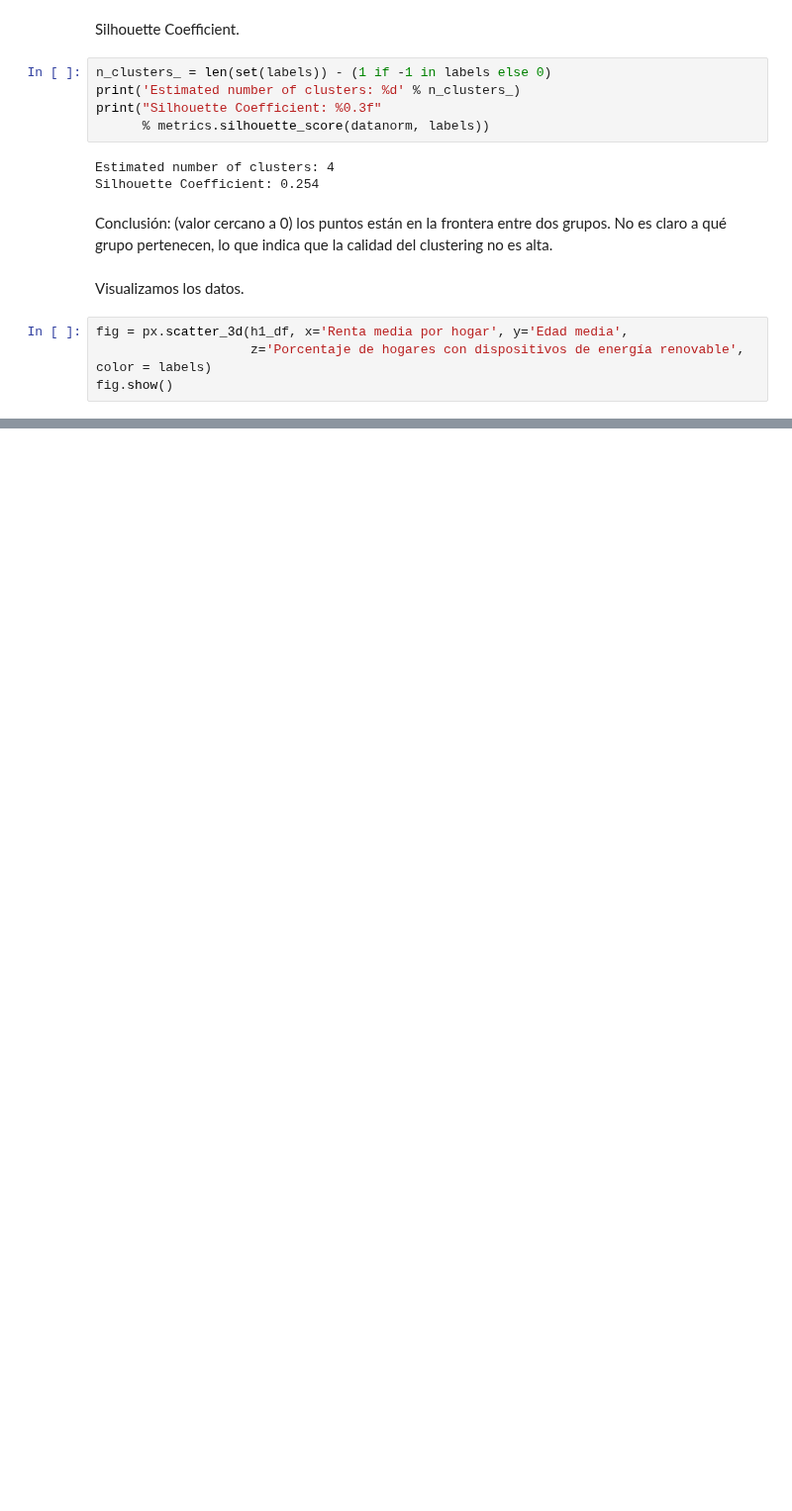
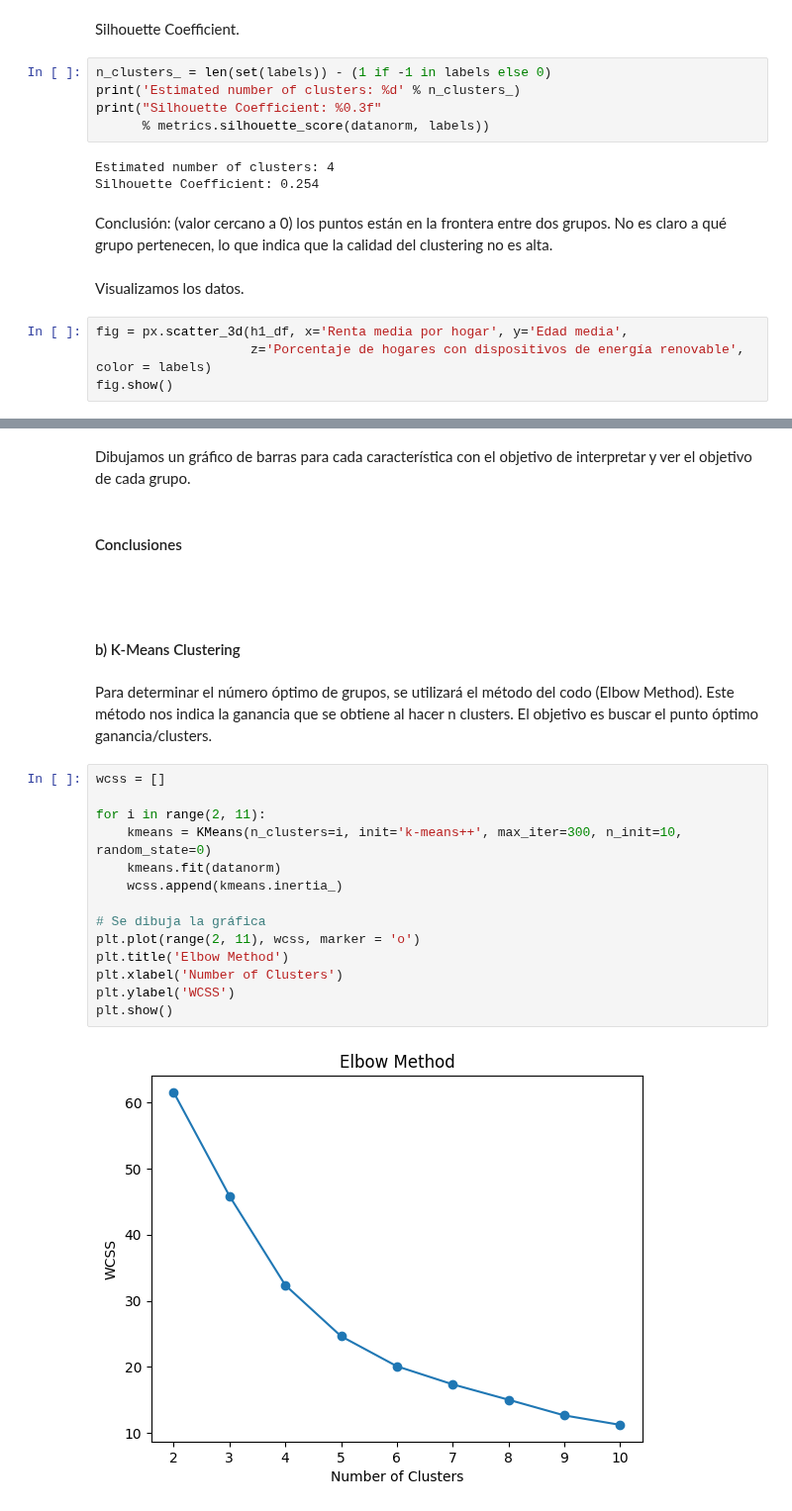
Before and after one commit to elena-17/DataMining-24-25, a Jupyter notebook: src/modeling/h1_modeling.ipynb, the cells around one changed output, grey strips where cells are left out. Shown at 99% size. Drawn from its saved outputs; the diff is of its cells as text; blank space fills up the shorter version.

```diff
--- a/src/modeling/h1_modeling.ipynb
+++ b/src/modeling/h1_modeling.ipynb
@@ -260,0 +265,26 @@ for column in res.columns:
+# %% [markdown]
+Dibujamos un gráfico de barras para cada característica con el objetivo de interpretar y ver el objetivo de cada grupo.
+# %% [markdown]
+#### Conclusiones
+# %% [markdown]
+<br>
+# %% [markdown]
+#### b) K-Means Clustering
+# %% [markdown]
+Para determinar el número óptimo de grupos, se utilizará el método del codo (Elbow Method). Este método nos indica la ganancia que se obtiene al hacer n clusters. El objetivo es buscar el punto óptimo ganancia/clusters.
+# %%
+wcss = []
+
+for i in range(2, 11):
+    kmeans = KMeans(n_clusters=i, init='k-means++', max_iter=300, n_init=10, random_state=0)
+    kmeans.fit(datanorm)
+    wcss.append(kmeans.inertia_)
+
+# Se dibuja la gráfica
+plt.plot(range(2, 11), wcss, marker = 'o')
+plt.title('Elbow Method')
+plt.xlabel('Number of Clusters')
+plt.ylabel('WCSS')
+plt.show()
+# %% [output]
+[figure, added]
```
Also changed, not shown: parts of 14 cells of this notebook.
